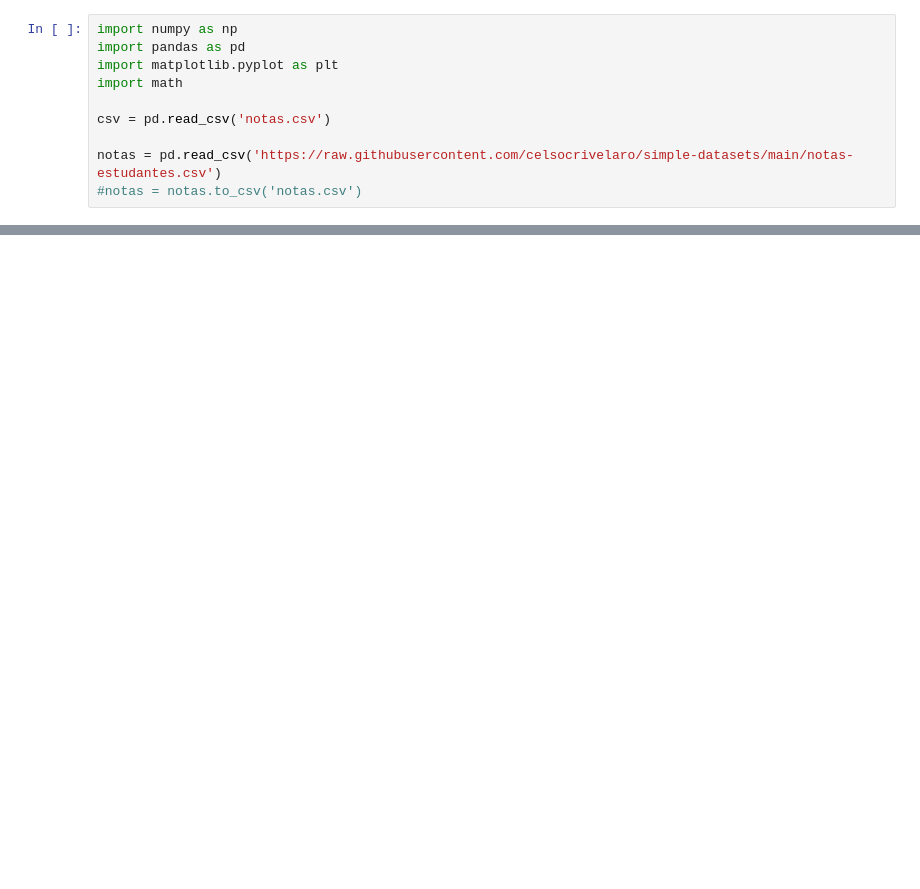
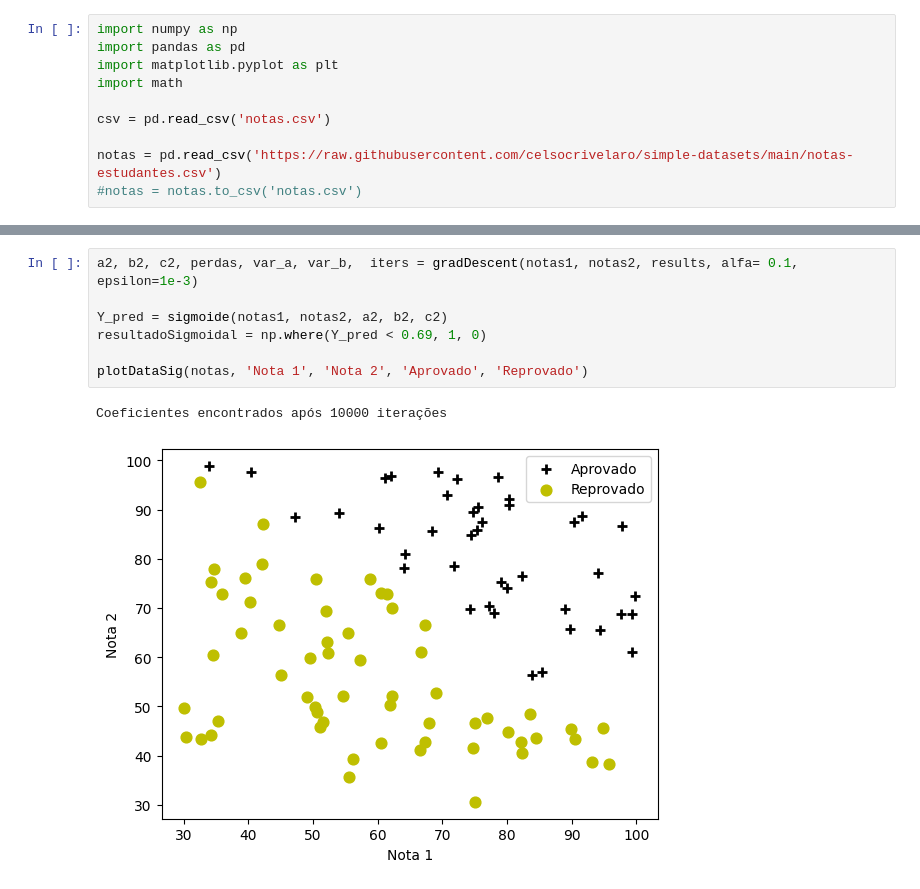
Before and after one commit to Ahmedntc/Computational-Science, a Jupyter notebook: logRegression/Regressao logistica.ipynb, the cells around one changed output, grey strips where cells are left out. Drawn from its saved outputs; the diff is of its cells as text; blank space fills up the shorter version.

```diff
--- a/logRegression/Regressao logistica.ipynb
+++ b/logRegression/Regressao logistica.ipynb
@@ -135,0 +153,10 @@ plotDataSig(notas, 'Nota 1', 'Nota 2', 'Aprovado', 'Reprovado')
+# %%
+a2, b2, c2, perdas, var_a, var_b,  iters = gradDescent(notas1, notas2, results, alfa= 0.1, epsilon=1e-3)
+
+Y_pred = sigmoide(notas1, notas2, a2, b2, c2)
+resultadoSigmoidal = np.where(Y_pred < 0.69, 1, 0)
+
+plotDataSig(notas, 'Nota 1', 'Nota 2', 'Aprovado', 'Reprovado')
+# %% [output]
+Coeficientes encontrados após 10000 iterações
+[figure, added]
```
Also changed, not shown: parts of 18 cells of this notebook.
